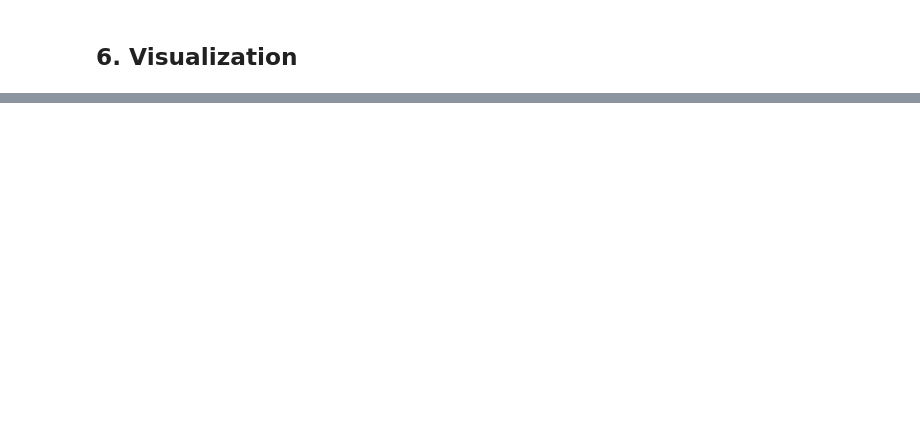
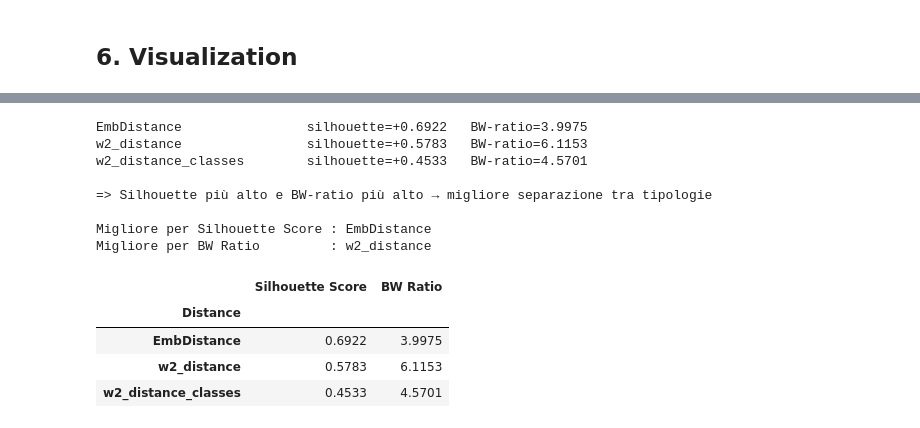
Before and after one commit to lessiogiulia2000-hue/thesis_code, a Jupyter notebook: notebooks/experiments/covasim_distances.ipynb, the cells around one changed output, grey strips where cells are left out. Cells and saved outputs as stored; diff of their text form; code cells hidden in the pictures; blank space fills up the shorter version.

Commit message:
update notebook con confronto su diverse tipologie di grafo

```diff
--- a/notebooks/experiments/covasim_distances.ipynb
+++ b/notebooks/experiments/covasim_distances.ipynb
@@ -158,12 +220,8 @@ for i in range(N):
         D_w2 [j, i] = D_w2 [i, j]
         D_cls[j, i] = D_cls[i, j]
 
-labels = [f"Graph {i}" for i in range(N)]
-print("EmbDistance matrix:")
-print(D_emb)
-print("\nw2_distance matrix:")
-print(D_w2)
-print("\nw2_distance_classes matrix:")
-print(D_cls)
+print("EmbDistance matrix:\n", np.round(D_emb, 5))
+print("\nw2_distance matrix:\n", np.round(D_w2, 5))
+print("\nw2_distance_classes matrix:\n", np.round(D_cls, 5))
 # %% [output]
 EmbDistance matrix:
@@ -220,0 +291,41 @@ plt.show()
+# %%
+def bw_ratio(D, labels):
+    """Between-group / within-group mean distance ratio."""
+    labels = np.array(labels)
+    within  = [D[i, j] for i in range(len(labels))
+                        for j in range(i + 1, len(labels)) if labels[i] == labels[j]]
+    between = [D[i, j] for i in range(len(labels))
+                        for j in range(i + 1, len(labels)) if labels[i] != labels[j]]
+    return np.mean(between) / np.mean(within)
+
+
+metrics_data = []
+for name, D in [('EmbDistance', D_emb), ('w2_distance', D_w2), ('w2_distance_classes', D_cls)]:
+    sil = silhouette_score(D, type_labels, metric='precomputed')
+    bwr = bw_ratio(D, type_labels)
+    metrics_data.append({'Distance': name, 'Silhouette Score': round(sil, 4), 'BW Ratio': round(bwr, 4)})
+    print(f"{name:25s}  silhouette={sil:+.4f}   BW-ratio={bwr:.4f}")
+
+print("\n=> Silhouette più alto e BW-ratio più alto → migliore separazione tra tipologie")
+
+# Summary table
+df = pd.DataFrame(metrics_data).set_index('Distance')
+best_sil = df['Silhouette Score'].idxmax()
+best_bwr = df['BW Ratio'].idxmax()
+print(f"\nMigliore per Silhouette Score : {best_sil}")
+print(f"Migliore per BW Ratio         : {best_bwr}")
+df
+# %% [output]
+EmbDistance                silhouette=+0.6922   BW-ratio=3.9975
+w2_distance                silhouette=+0.5783   BW-ratio=6.1153
+w2_distance_classes        silhouette=+0.4533   BW-ratio=4.5701
+
+=> Silhouette più alto e BW-ratio più alto → migliore separazione tra tipologie
+
+Migliore per Silhouette Score : EmbDistance
+Migliore per BW Ratio         : w2_distance
+|  | Silhouette Score | BW Ratio |
+| Distance |  |  |
+| EmbDistance | 0.6922 | 3.9975 |
+| w2_distance | 0.5783 | 6.1153 |
+| w2_distance_classes | 0.4533 | 4.5701 |
```
Also changed, not shown: parts of 10 cells of this notebook.
